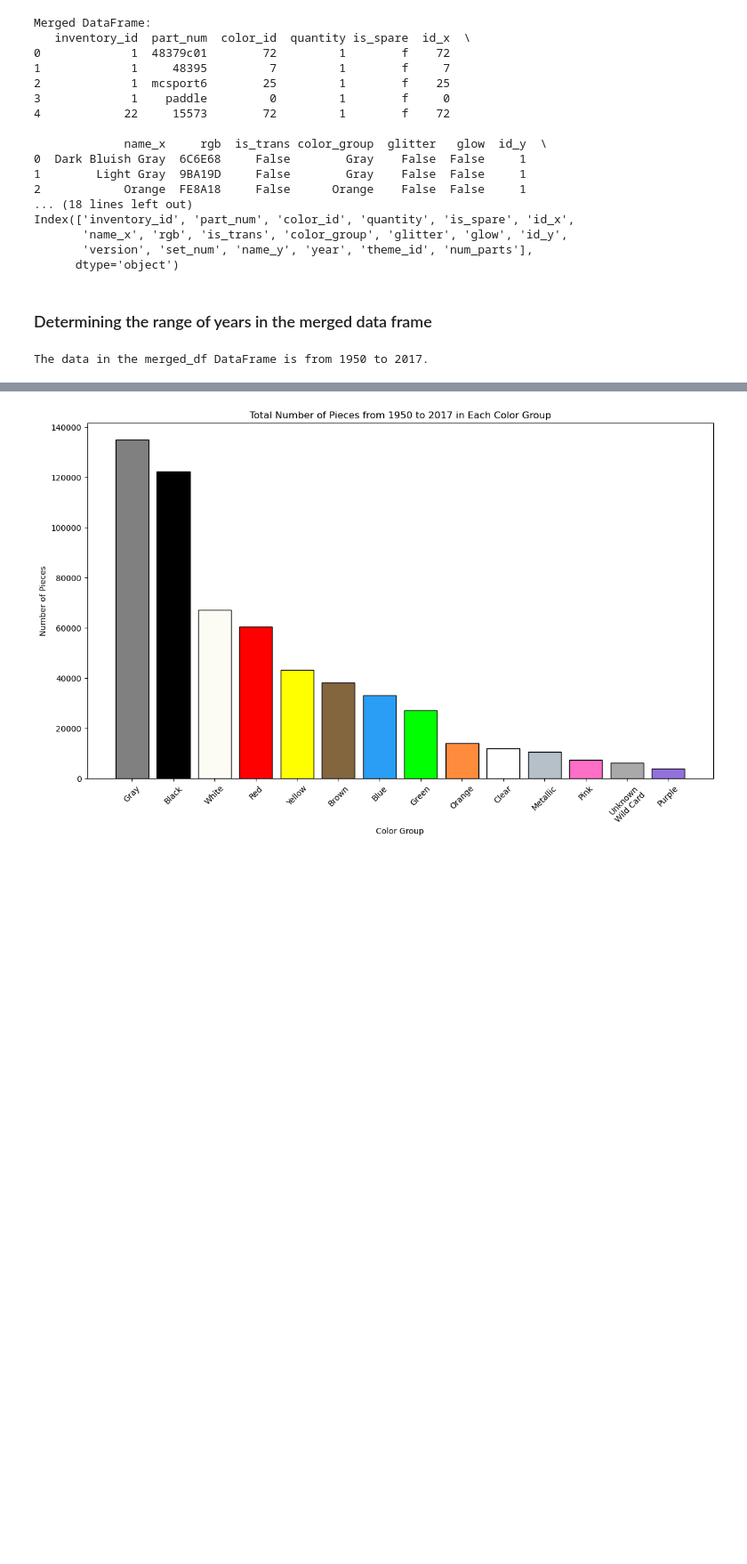
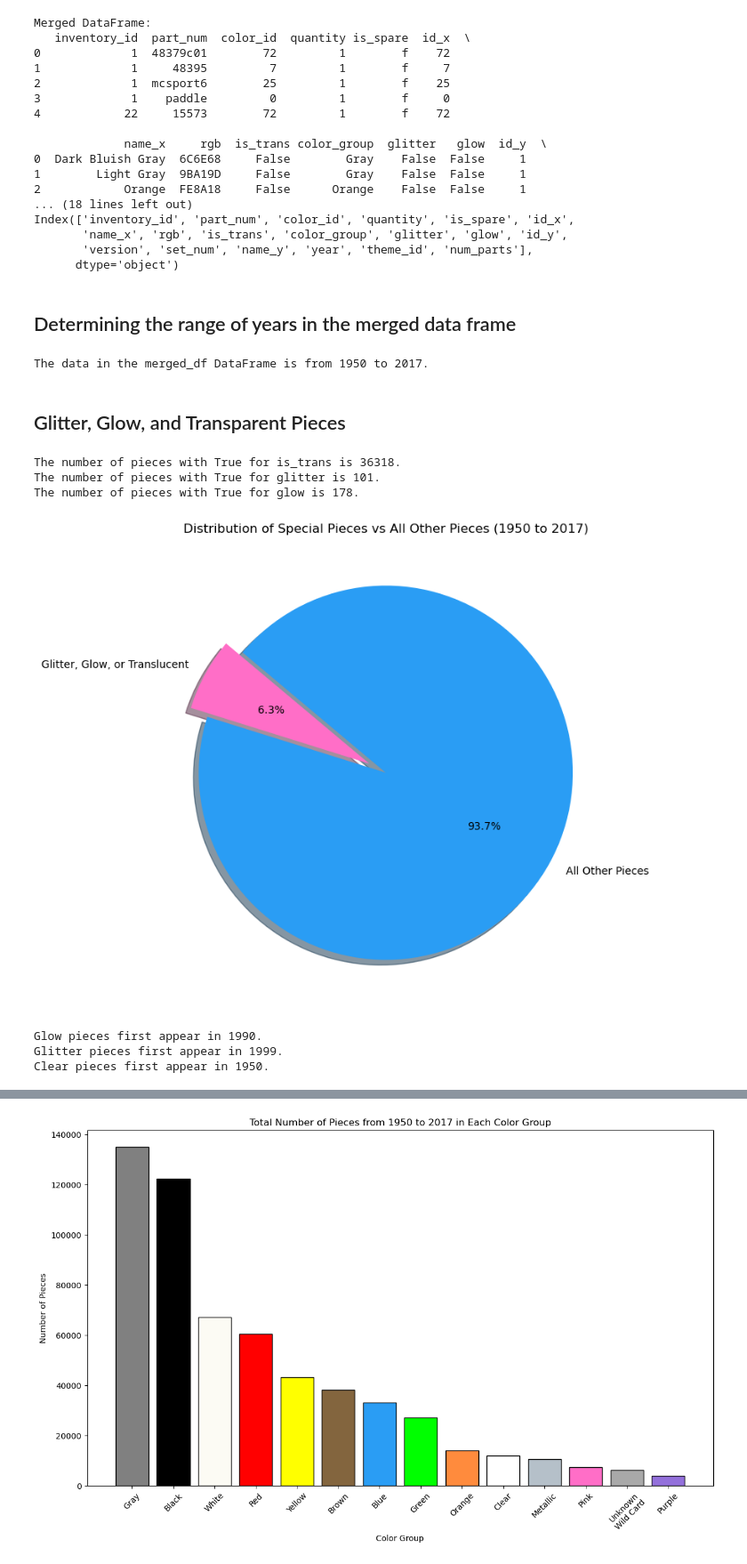
Before and after one commit to AmandaBoyers/analysis-legos-colors, a Jupyter notebook: 1 LEGO_Datasets.ipynb, the cells around one changed output, grey strips where cells are left out. Shown at 89% size. Cells and saved outputs as stored; diff of their text form; code cells hidden in the pictures; blank space fills up the shorter version.

```diff
--- a/1 LEGO_Datasets.ipynb
+++ b/1 LEGO_Datasets.ipynb
@@ -350,7 +351,7 @@ Index(['inventory_id', 'part_num', 'color_id', 'quantity', 'is_spare', 'id_x',
        'version', 'set_num', 'name_y', 'year', 'theme_id', 'num_parts'],
       dtype='object')
 # %% [markdown]
-### Determining the range of years in the merged data frame
+## Determining the range of years in the merged data frame
 # %%
 # Determine the range of years in the merged_df DataFrame
 min_year = merged_df['year'].min()
@@ -360,3 +361,52 @@ max_year = merged_df['year'].max()
 print(f"The data in the merged_df DataFrame is from {min_year} to {max_year}.")
 # %% [output]
 The data in the merged_df DataFrame is from 1950 to 2017.
+# %% [markdown]
+## Glitter, Glow, and Transparent Pieces
+# %%
+# Count the number of True values for each column
+num_is_trans_true = merged_df['is_trans'].sum()
+num_glitter_true = merged_df['glitter'].sum()
+num_glow_true = merged_df['glow'].sum()
+
+# Display the results
+print(f"The number of pieces with True for is_trans is {num_is_trans_true}.")
+print(f"The number of pieces with True for glitter is {num_glitter_true}.")
+print(f"The number of pieces with True for glow is {num_glow_true}.")
+
+# Filter the DataFrame for pieces with glitter, glow, or is_trans
+special_pieces = merged_df[(merged_df['is_trans']) | (merged_df['glitter']) | (merged_df['glow'])]
+
+# Count the number of special pieces and other pieces
+num_special_pieces = special_pieces.shape[0]
+num_other_pieces = merged_df.shape[0] - num_special_pieces
+
+# Create a pie chart
+labels = ['Glitter, Glow, or Translucent', 'All Other Pieces']
+sizes = [num_special_pieces, num_other_pieces]
+colors = ['#FF6EC7', '#2A9DF4']
+explode = (0.1, 0)  # explode the first slice
+
+plt.figure(figsize=(8, 8))
+plt.pie(sizes, explode=explode, labels=labels, colors=colors, autopct='%1.1f%%', shadow=True, startangle=140)
+plt.title('Distribution of Special Pieces vs All Other Pieces (1950 to 2017)')
+plt.show()
+# %% [output]
+The number of pieces with True for is_trans is 36318.
+The number of pieces with True for glitter is 101.
+The number of pieces with True for glow is 178.
+[figure, added]
+# %%
+# Find the first appearance of glow, glitter, and is_trans pieces
+first_appearance_glow = merged_df[merged_df['glow'] == True]['year'].min()
+first_appearance_glitter = merged_df[merged_df['glitter'] == True]['year'].min()
+first_appearance_is_trans = merged_df[merged_df['is_trans'] == True]['year'].min()
+
+# Display the results
+print(f"Glow pieces first appear in {first_appearance_glow}.")
+print(f"Glitter pieces first appear in {first_appearance_glitter}.")
+print(f"Clear pieces first appear in {first_appearance_is_trans}.")
+# %% [output]
+Glow pieces first appear in 1990.
+Glitter pieces first appear in 1999.
+Clear pieces first appear in 1950.
```
Also changed, not shown: parts of 5 cells of this notebook.
